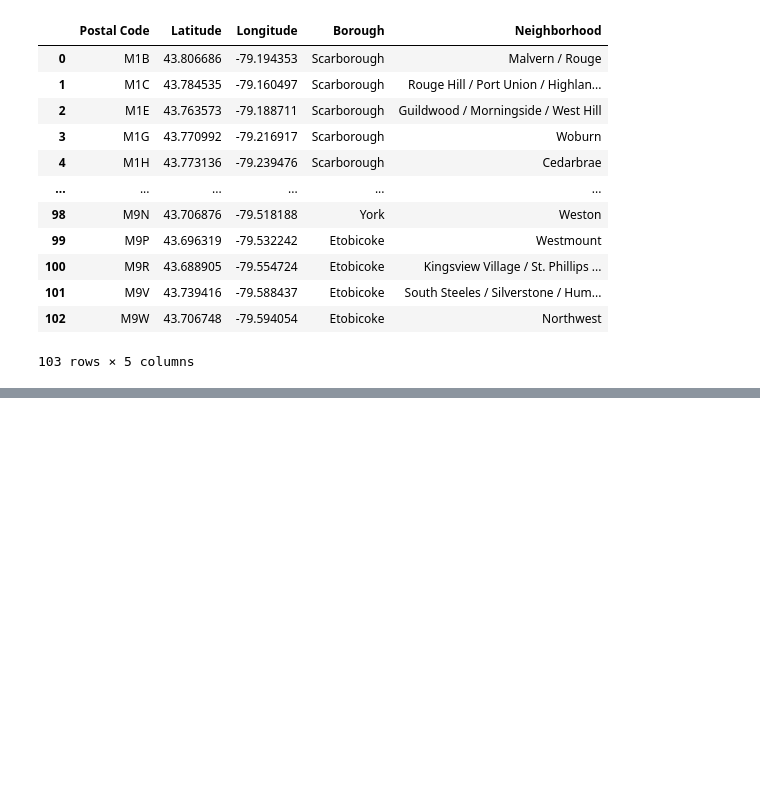
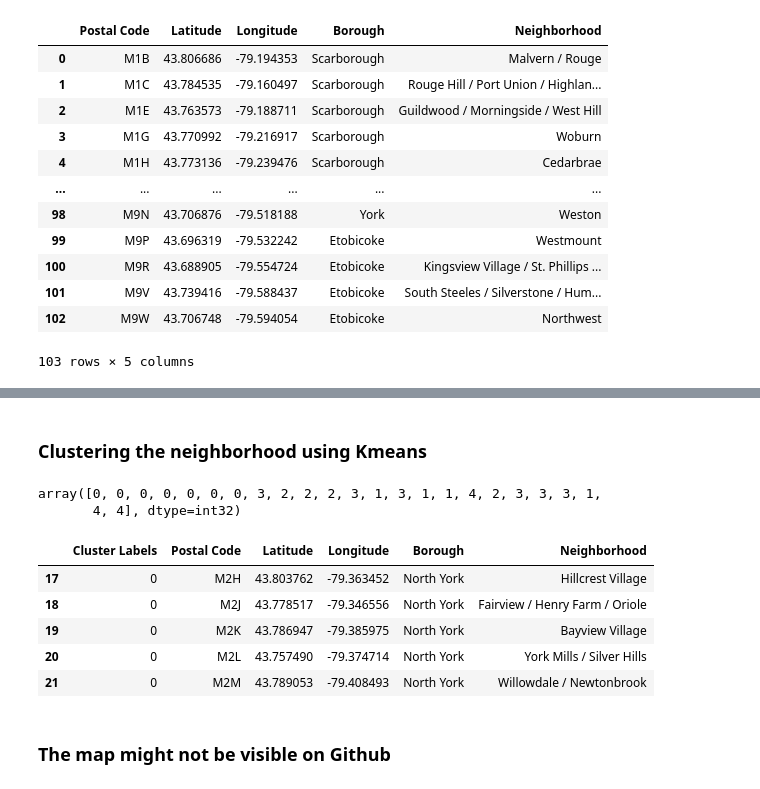
Before and after one commit to CelikDuygu/capstone-project, a Jupyter notebook: Load_Data_Wiki.ipynb, the cells around one changed output, grey strips where cells are left out. Drawn from its saved outputs; the diff is of its cells as text; code cells hidden in the pictures; blank space fills up the shorter version.

```diff
--- a/Load_Data_Wiki.ipynb
+++ b/Load_Data_Wiki.ipynb
@@ -113,0 +126,3 @@ df_new
+# %%
+df_york = df_new.loc[df_new['Borough']=='North York',:]
+df_york.head()
@@ -113,0 +168,28 @@ df_new
+# %% [markdown]
+### Clustering the neighborhood using Kmeans
+# %%
+# set number of clusters
+kclusters = 5
+
+df_york_clustering = df_york.drop(['Postal Code','Borough','Neighborhood'], 1)
+
+# run k-means clustering
+kmeans = KMeans(n_clusters=kclusters, random_state=0).fit(df_york_clustering)
+
+# check cluster labels generated for each row in the dataframe
+kmeans.labels_
+# %% [output]
+array([0, 0, 0, 0, 0, 0, 0, 3, 2, 2, 2, 3, 1, 3, 1, 1, 4, 2, 3, 3, 3, 1,
+       4, 4], dtype=int32)
+# %%
+df_york.insert(0, 'Cluster Labels', kmeans.labels_)
+df_york.head()
+# %% [output]
+|  | Cluster Labels | Postal Code | Latitude | Longitude | Borough | Neighborhood |
+| 17 | 0 | M2H | 43.803762 | -79.363452 | North York | Hillcrest Village |
+| 18 | 0 | M2J | 43.778517 | -79.346556 | North York | Fairview / Henry Farm / Oriole |
+| 19 | 0 | M2K | 43.786947 | -79.385975 | North York | Bayview Village |
+| 20 | 0 | M2L | 43.757490 | -79.374714 | North York | York Mills / Silver Hills |
+| 21 | 0 | M2M | 43.789053 | -79.408493 | North York | Willowdale / Newtonbrook |
+# %% [markdown]
+### The map might not be visible on Github
```
Also changed, not shown: parts of 13 cells of this notebook.
